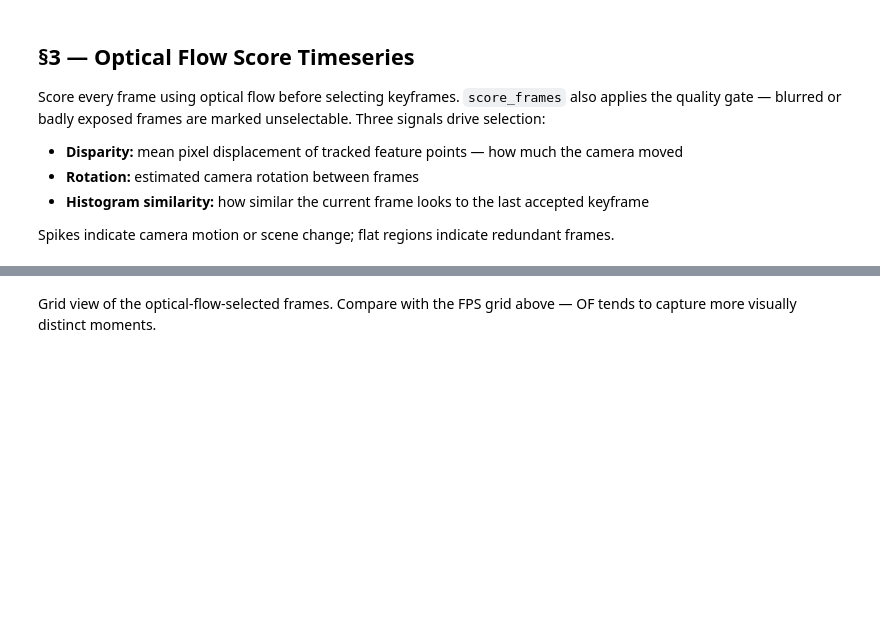
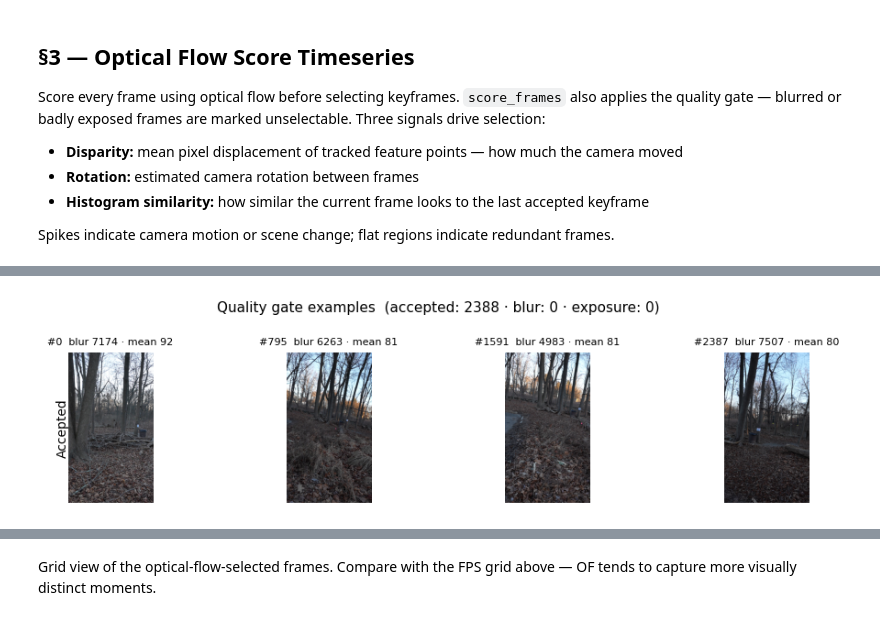
Before and after one commit to BasisResearch/collab-splats, a Jupyter notebook: docs/source/tutorials/01_preprocessing/keyframe_extraction.ipynb, the cells around one changed output, grey strips where cells are left out. Cells and saved outputs as stored; diff of their text form; code cells hidden in the pictures; blank space fills up the shorter version.

```diff
--- a/docs/source/tutorials/01_preprocessing/keyframe_extraction.ipynb
+++ b/docs/source/tutorials/01_preprocessing/keyframe_extraction.ipynb
@@ -102,0 +145,5 @@ plot_frame_scores(frame_scores)
+# %%
+# Example frames per gate outcome — decodes only the displayed frames
+plot_quality_examples(VIDEO_PATH, frame_scores)
+# %% [output]
+[figure, added]
```
Also changed, not shown: parts of 18 cells of this notebook.
